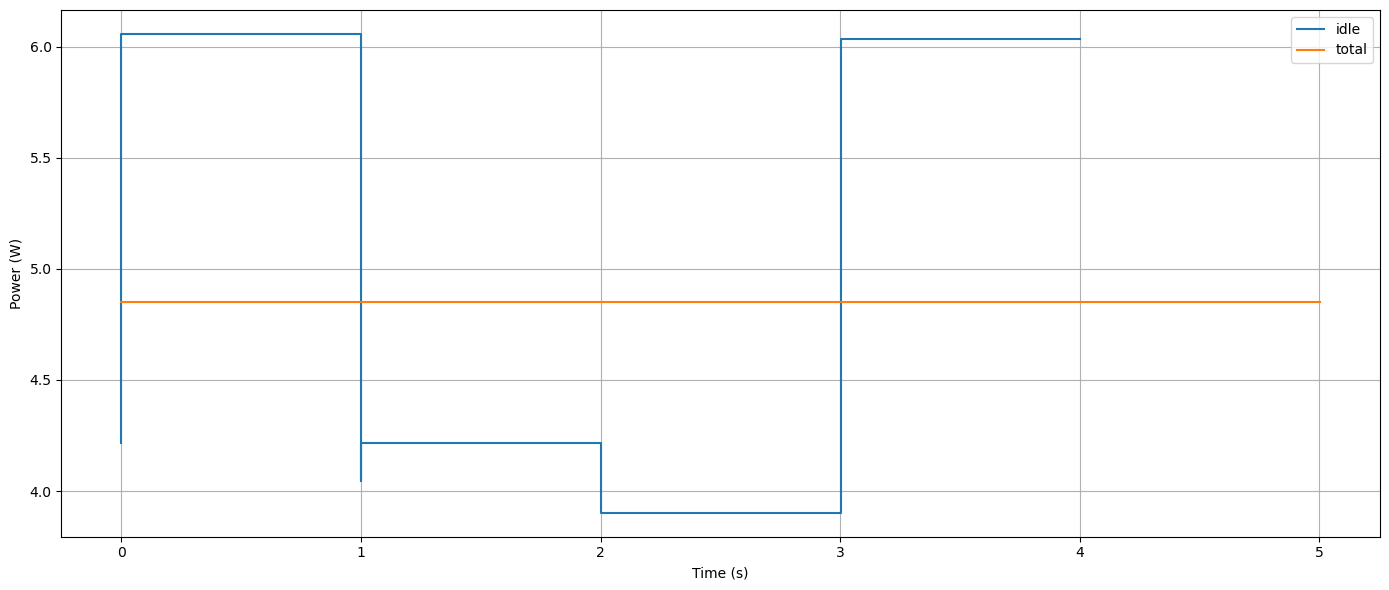
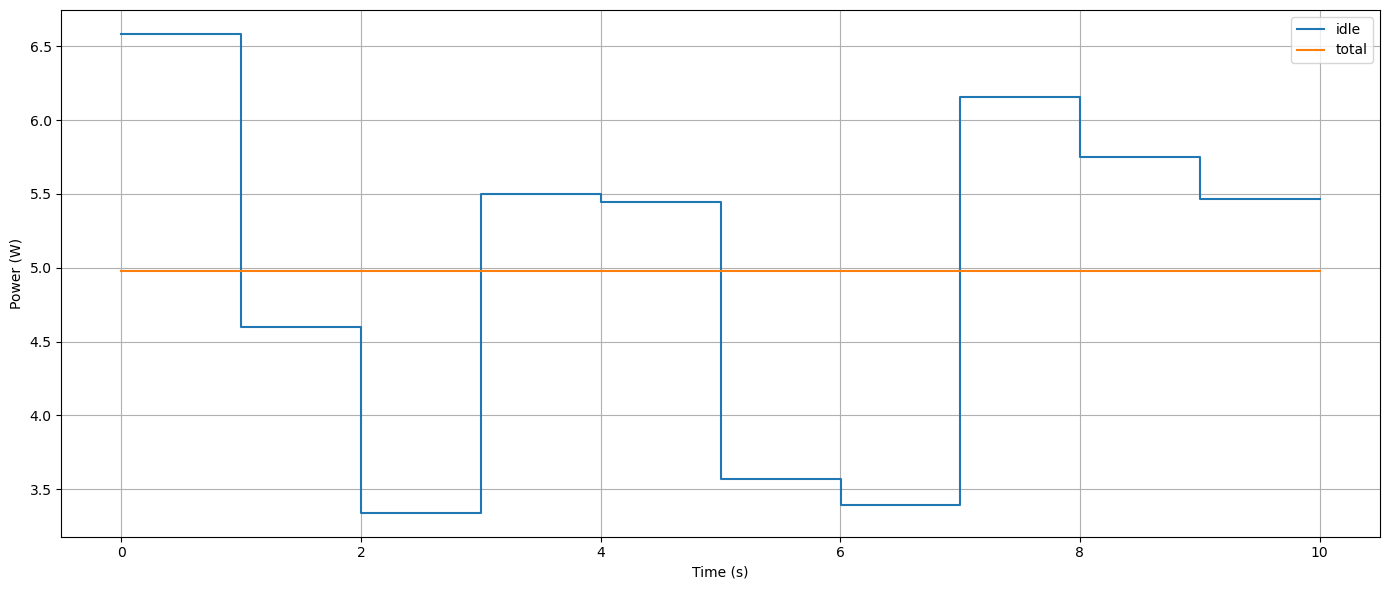
The notebook cell's code change between the first figure and the second:
--- before
+++ after
@@ -1,36 +1,28 @@
 for hz in [1, 10, 100]:
     df = pd.read_csv(f'../target/idle_{hz}.csv')
+    df = df[~df['region'].str.startswith('gap_')]
     df['power_w'] = df['energy_uj'] / df['duration_ns'] * 1000.0
-    
+
     fig, ax = plt.subplots(figsize=(14, 6))
-    
+
     for region, group in df.groupby('region'):
-        events = []
-    
+        xs, ys = [], []
+
         for _, row in group.iterrows():
             start = row['start_ns'] * 1e-9
             end = (row['start_ns'] + row['duration_ns']) * 1e-9
             power = row['power_w']
-            events.append((start, power))
-            events.append((end, power))
-    
-        events.sort(key=lambda x: x[0])
-    
-        times = [t for t, _ in events]
-        powers = [p for _, p in events]
-    
-        ax.step(
-            times,
-            powers,
-            where='post',
-            label=region,
-            linewidth=1.5,
-        )
-    
+            xs.append(start)
+            xs.append(end)
+            ys.append(power)
+            ys.append(power)
+
+        ax.step(xs, ys, where='post', label=region)
+
     ax.set_xlabel('Time (s)')
     ax.set_ylabel('Power (W)')
     ax.grid(True)
     ax.legend()
-    
+
     plt.tight_layout()
     plt.show()

Commit: fix bug